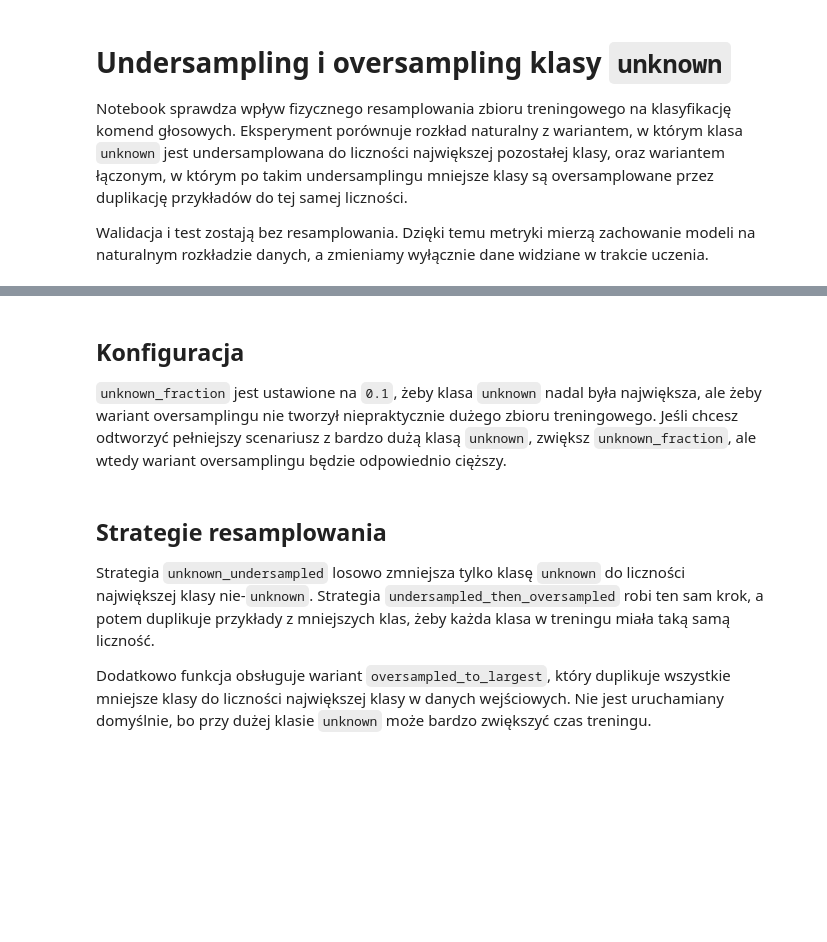
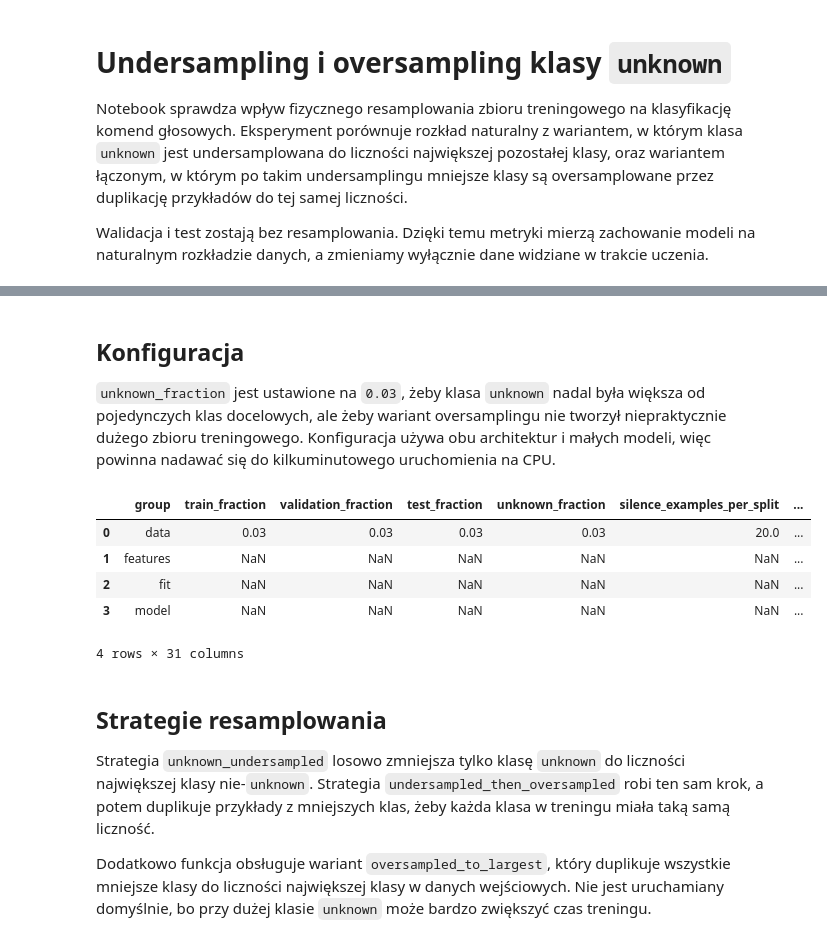
Before and after one commit to Mattioo7/transformers-speech-commands, a Jupyter notebook: 05_sampling_experiment.ipynb, the cells around one changed output, grey strips where cells are left out. Saved outputs shown, nothing was run; the diff lists cells and outputs as text; code cells hidden in the pictures; blank space fills up the shorter version.

```diff
--- a/05_sampling_experiment.ipynb
+++ b/05_sampling_experiment.ipynb
@@ -32,10 +45,11 @@ LABEL_ORDER
 # %% [markdown]
 ## Konfiguracja
 
-`unknown_fraction` jest ustawione na `0.1`, żeby klasa `unknown` nadal była największa, ale żeby wariant oversamplingu nie tworzył niepraktycznie dużego zbioru treningowego. Jeśli chcesz odtworzyć pełniejszy scenariusz z bardzo dużą klasą `unknown`, zwiększ `unknown_fraction`, ale wtedy wariant oversamplingu będzie odpowiednio cięższy.
+`unknown_fraction` jest ustawione na `0.03`, żeby klasa `unknown` nadal była większa od pojedynczych klas docelowych, ale żeby wariant oversamplingu nie tworzył niepraktycznie dużego zbioru treningowego. Konfiguracja używa obu architektur i małych modeli, więc powinna nadawać się do kilkuminutowego uruchomienia na CPU.
 # %%
-EPOCHS = 20
+EPOCHS = 3
 OUTPUT_DIR = "reports/05_sampling_experiment"
+# Mały, sensowny run na CPU: obie architektury, trzy strategie i lekkie modele.
 ARCHITECTURES = ["lstm", "transformer"]
 SELECTED_STRATEGIES = [
     "natural",
@@ -44,67 +58,74 @@ SELECTED_STRATEGIES = [
 ]
 
 DATA_GRID_CONFIG = {
-    "train_fraction": 0.1,
-    "validation_fraction": 0.1,
-    "test_fraction": 0.1,
-    "unknown_fraction": 0.1,
-    "silence_examples_per_split": 50,
+    "train_fraction": 0.03,
+    "validation_fraction": 0.03,
+    "test_fraction": 0.03,
+    "unknown_fraction": 0.03,
+    "silence_examples_per_split": 20,
     "sampling_strategy": "natural",
     "seed": 42,
 }
 
 FEATURE_CONFIG = {
-    "n_mels": 64,
+    "n_mels": 48,
     "n_fft": 512,
-    "hop_length": 160,
+    "hop_length": 320,
     "normalize": True,
 }
 
 FIT_FIXED_CONFIG = {
-    "device": "auto",
+    "device": "cpu",
     "use_tqdm": True,
     "progress_backend": "terminal",
     "verbose": True,
     "early_stopping": True,
-    "early_stopping_patience": 3,
+    "early_stopping_patience": 2,
     "early_stopping_min_delta": 0.001,
 }
 
 FIT_GRID_CONFIG = {
     "epochs": EPOCHS,
-    "batch_size": 64,
+    "batch_size": 32,
     "learning_rate": 1e-3,
     "weight_decay": 1e-4,
 }
 
 MODEL_CONFIG = {
-    "dropout": 0.2,
-    "lstm_hidden_size": 128,
-    "lstm_layers": 2,
+    "dropout": 0.15,
+    "lstm_hidden_size": 64,
+    "lstm_layers": 1,
     "lstm_bidirectional": True,
-    "transformer_d_model": 128,
+    "transformer_d_model": 64,
     "transformer_heads": 4,
-    "transformer_layers": 2,
-    "transformer_ff_dim": 256,
+    "transformer_layers": 1,
+    "transformer_ff_dim": 128,
 }
 
 base_data_fixed = DataFixedParams(
     cache_dir=".cache/sampling_experiment_audio",
     output_dir=OUTPUT_DIR,
 )
 base_data_grid = DataGridParams(**DATA_GRID_CONFIG)
 base_feature_fixed = FeatureFixedParams(**FEATURE_CONFIG)
 base_fit_fixed = FitFixedParams(**FIT_FIXED_CONFIG)
 base_fit_grid = FitGridParams(**FIT_GRID_CONFIG)
 
 pd.DataFrame(
     [
         {"group": "data", **DATA_GRID_CONFIG},
         {"group": "features", **FEATURE_CONFIG},
         {"group": "fit", **FIT_FIXED_CONFIG, **FIT_GRID_CONFIG},
         {"group": "model", **MODEL_CONFIG},
     ]
 )
+# %% [output]
+|  | group | train_fraction | validation_fraction | test_fraction | unknown_fraction | silence_examples_per_split | ... |
+| 0 | data | 0.03 | 0.03 | 0.03 | 0.03 | 20.0 | ... |
+| 1 | features | NaN | NaN | NaN | NaN | NaN | ... |
+| 2 | fit | NaN | NaN | NaN | NaN | NaN | ... |
+| 3 | model | NaN | NaN | NaN | NaN | NaN | ... |
+4 rows × 31 columns
 # %% [markdown]
 ## Strategie resamplowania
 
```
Also changed, not shown: parts of 9 cells of this notebook, 1 other file.
